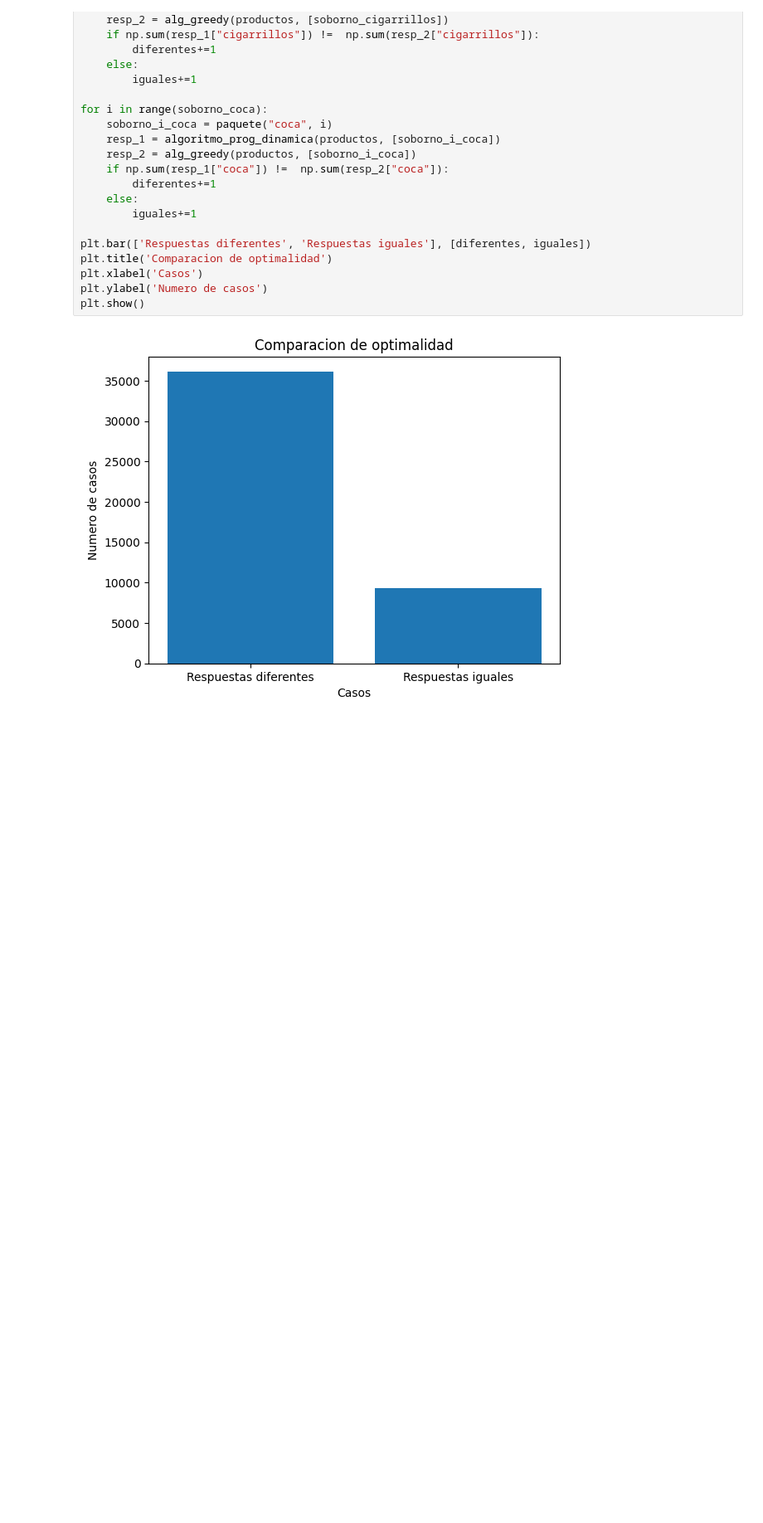
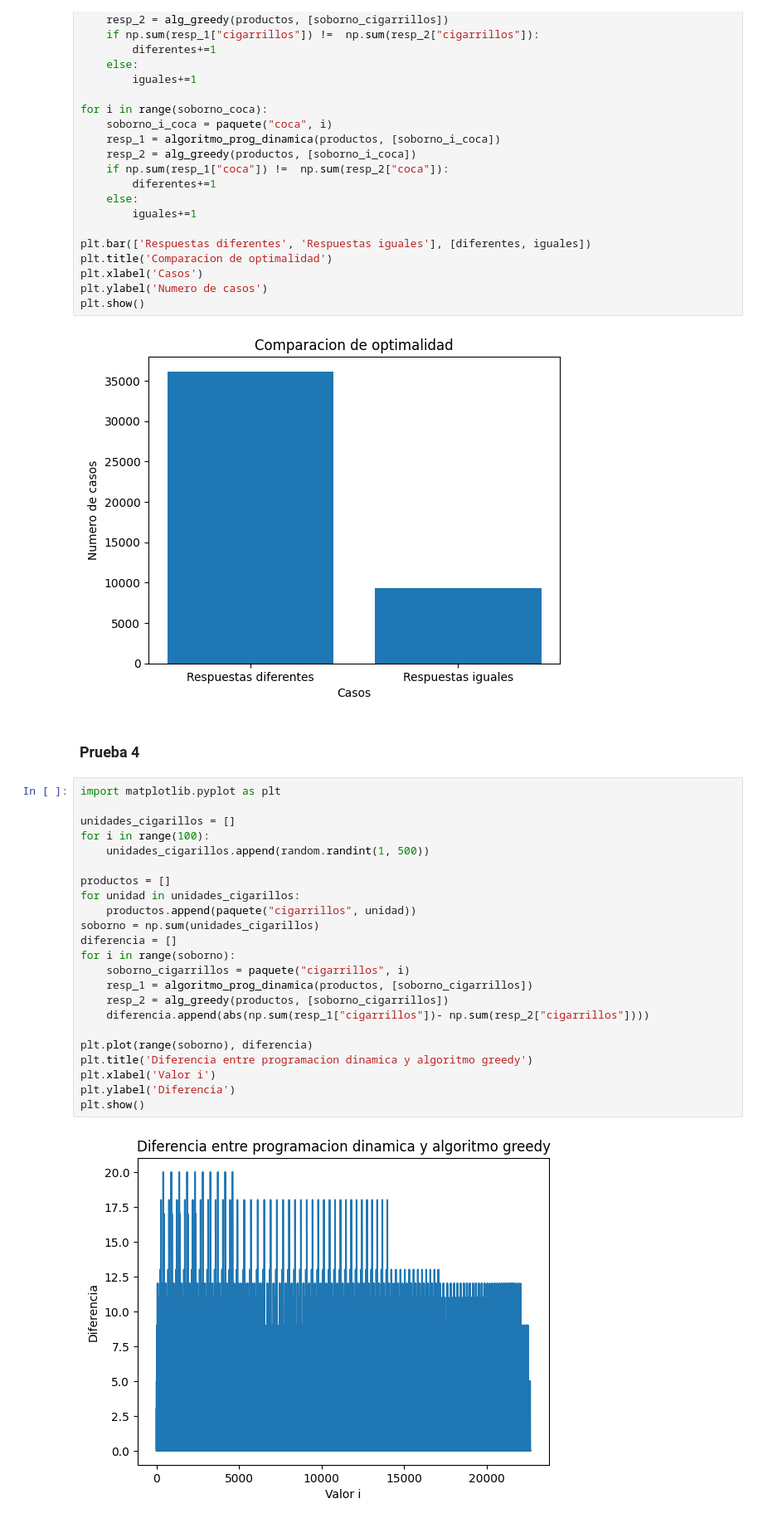
Before and after one commit to tomasemanuel/TeoriaDeAlgoritmos, a Jupyter notebook: Tp_1/caso_2.ipynb, the cells around one changed output. Shown at 83% size. Drawn from its saved outputs; the diff is of its cells as text; blank space fills up the shorter version.

```diff
--- a/Tp_1/caso_2.ipynb
+++ b/Tp_1/caso_2.ipynb
@@ -638,3 +638,30 @@ plt.ylabel('Numero de casos')
 plt.show()
 # %% [output]
 [figure]
+# %% [markdown]
+### Prueba 4
+# %%
+import matplotlib.pyplot as plt
+
+unidades_cigarillos = []
+for i in range(100):
+    unidades_cigarillos.append(random.randint(1, 500))
+
+productos = []
+for unidad in unidades_cigarillos:
+    productos.append(paquete("cigarrillos", unidad))
+soborno = np.sum(unidades_cigarillos)
+diferencia = []
+for i in range(soborno):
+    soborno_cigarrillos = paquete("cigarrillos", i)
+    resp_1 = algoritmo_prog_dinamica(productos, [soborno_cigarrillos])
+    resp_2 = alg_greedy(productos, [soborno_cigarrillos])
+    diferencia.append(abs(np.sum(resp_1["cigarrillos"])- np.sum(resp_2["cigarrillos"])))
+
+plt.plot(range(soborno), diferencia)
+plt.title('Diferencia entre programacion dinamica y algoritmo greedy')
+plt.xlabel('Valor i')
+plt.ylabel('Diferencia')
+plt.show()
+# %% [output]
+[figure, added]
```
Also changed, not shown: parts of 1 cell of this notebook, 1 other file.
